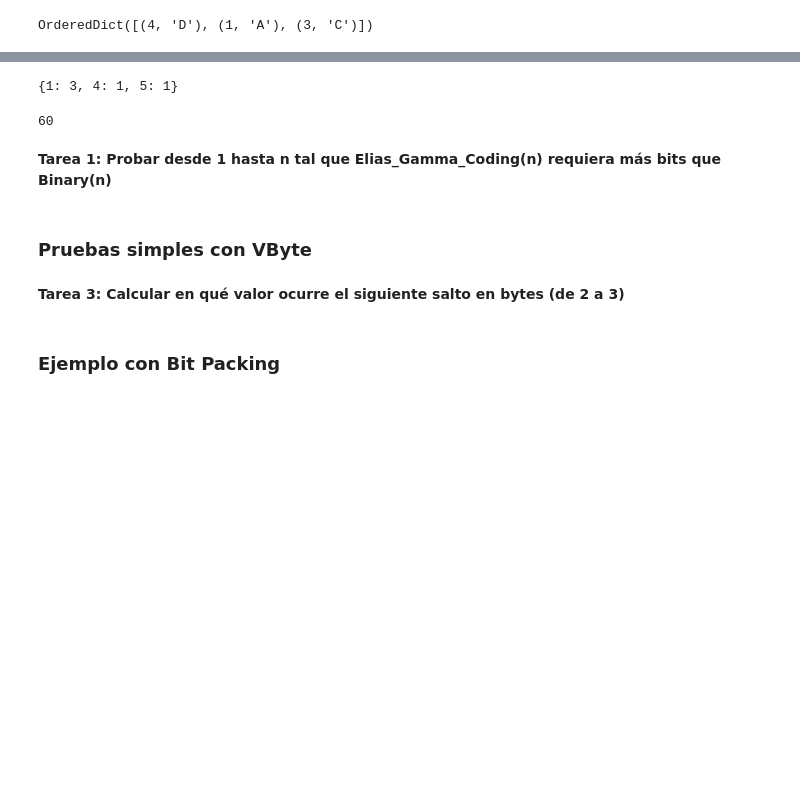
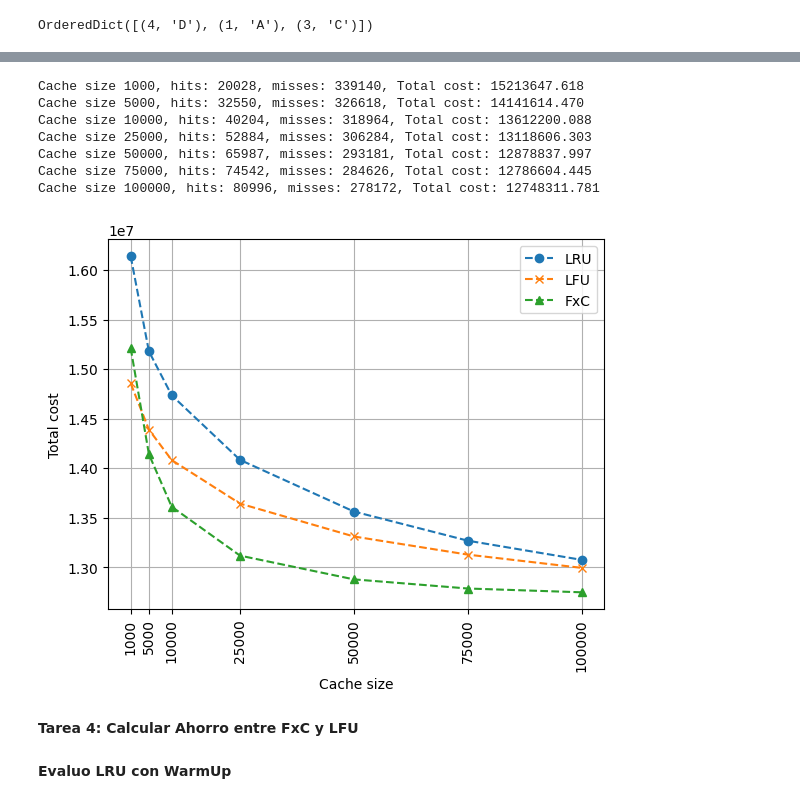
Before and after one commit to tolosoft/CACIC2023_AIREDM, a Jupyter notebook: src/03-Caching.ipynb, the cells around one changed output, grey strips where cells are left out. Drawn from its saved outputs; the diff is of its cells as text; code cells hidden in the pictures; blank space fills up the shorter version.

```diff
--- a/src/03-Caching.ipynb
+++ b/src/03-Caching.ipynb
@@ -121,8 +126,11 @@ class FxCCache:
                     rkey = remove[1]
                     valid_fxc = self.item_valid[rkey]
                     if remove[0] == valid_fxc:
-                        del(self.item_freq[rkey])
-                        del(self.item_cost[rkey])
+                        try:
+                            del(self.item_freq[rkey])
+                            del(self.item_cost[rkey])
+                        except:
+                            pass
                         break
             else:
                 self.remain -= 1
@@ -267,15 +403,47 @@ fxc.put(5,  50)
 # %%
+# Itero sobre los tamaños de cache a evaluar
+FxC_total_costs = []
+for csize in cache_sizes:
+    mycache = FxCCache(csize)
+    #
+    hits   = 0
+    misses = 0
+    #
+    cost   = 0
+    total_cost   = 0
+    #
+    for query in queries_to_process:
+        if mycache.get(query) != -1:
+            cost = 0
+            hits+=1
+        else:
+            cost = compute_at_backend(query)
+            mycache.put(query, cost)
+            misses+=1
+        total_cost += cost
+    FxC_total_costs.append(total_cost)
+    print (f'Cache size {csize}, hits: {hits}, misses: {misses}, Total cost: {total_cost:.3f}')
 # %% [output]
-{1: 3, 4: 1, 5: 1}
+Cache size 1000, hits: 20028, misses: 339140, Total cost: 15213647.618
+Cache size 5000, hits: 32550, misses: 326618, Total cost: 14141614.470
+Cache size 10000, hits: 40204, misses: 318964, Total cost: 13612200.088
+Cache size 25000, hits: 52884, misses: 306284, Total cost: 13118606.303
+Cache size 50000, hits: 65987, misses: 293181, Total cost: 12878837.997
+Cache size 75000, hits: 74542, misses: 284626, Total cost: 12786604.445
+Cache size 100000, hits: 80996, misses: 278172, Total cost: 12748311.781
 # %%
-fxc.get(1)
+plt.plot(cache_sizes, LRU_total_costs, 'o--', markersize=6, label="LRU")
+plt.plot(cache_sizes, LFU_total_costs, 'x--', markersize=6, label="LFU")
+plt.plot(cache_sizes, FxC_total_costs, '^--', markersize=6, label="FxC")
+#
+plt.grid()
+plt.xlabel("Cache size")
+plt.ylabel("Total cost")
+#
+locs, labels = plt.xticks(cache_sizes, rotation=90)
+plt.legend(loc=1)
+plt.show()
 # %% [output]
-60
+[figure, added]
-# %% [markdown]
-**Tarea 1: Probar desde 1 hasta n tal que Elias_Gamma_Coding(n) requiera más bits que Binary(n)**
-# %% [markdown]
-### Pruebas simples con VByte
-# %% [markdown]
-**Tarea 3: Calcular en qué valor ocurre el siguiente salto en bytes (de 2 a 3)**
-# %% [markdown]
-### Ejemplo con Bit Packing
+# %% [markdown]
+**Tarea 4: Calcular Ahorro entre FxC y LFU**
@@ -281,0 +452,2 @@ fxc.get(1)
+# %% [markdown]
+**Evaluo LRU con WarmUp**
```
Also changed, not shown: parts of 32 cells of this notebook, 3 other files.
